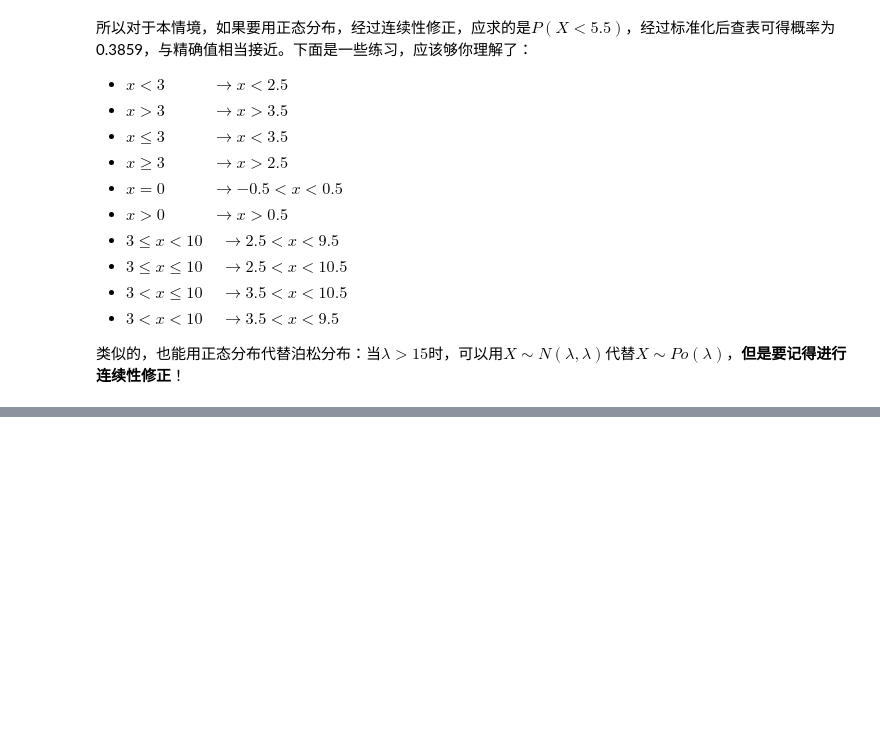
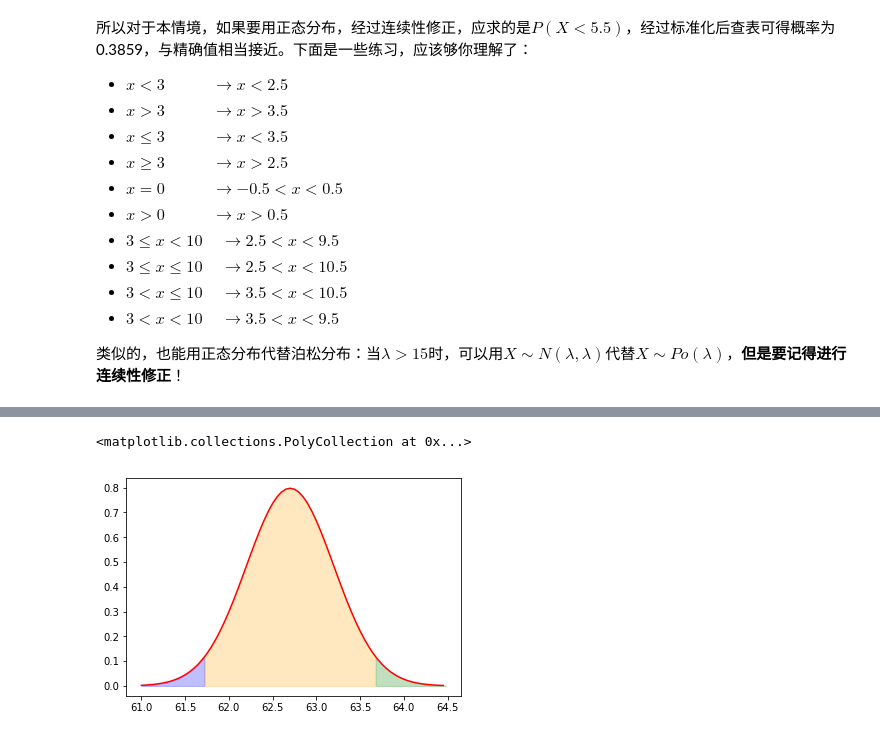
Before and after one commit to sagittaria/base, a Jupyter notebook: book9_statistic/9-2-深入浅出统计学/rehabilitation_training_day08.ipynb, the cells around one changed output, grey strips where cells are left out. Saved outputs shown, nothing was run; the diff lists cells and outputs as text; code cells hidden in the pictures; blank space fills up the shorter version.

```diff
--- a/book9_statistic/9-2-深入浅出统计学/rehabilitation_training_day07.ipynb
+++ b/book9_statistic/9-2-深入浅出统计学/rehabilitation_training_day08.ipynb
@@ -283,0 +309,21 @@ plt.bar(k2-0.5,stats.binom.pmf(k2,n,p),width=1,facecolor='c',alpha=0.25)
+# %%
+%matplotlib inline
+import matplotlib.pyplot as plt
+import scipy.stats as stats
+import numpy as np
+import math
+
+hat_mu = 62.7
+hat_sigma = math.sqrt(0.25)
+
+x=np.arange(61,64.5,0.05)
+plt.plot(x,stats.norm.pdf(x,hat_mu,hat_sigma),'r')
+xl=np.arange(61,61.76,0.04) #假装不知道，只是为了画图
+xm=np.arange(61.72,63.68,0.05) #假装不知道，只是为了画图
+xr=np.arange(63.68,64.5,0.05) #假装不知道，只是为了画图
+plt.fill_between(xl,stats.norm.pdf(xl,hat_mu,hat_sigma),np.zeros(len(xl)), color='blue', alpha=0.25)
+plt.fill_between(xm,stats.norm.pdf(xm,hat_mu,hat_sigma),np.zeros(len(xm)), color='orange', alpha=0.25)
+plt.fill_between(xr,stats.norm.pdf(xr,hat_mu,hat_sigma),np.zeros(len(xr)), color='green', alpha=0.25)
+# %% [output]
+<matplotlib.collections.PolyCollection at 0x...>
+[figure, added]
```
Also changed, not shown: parts of 1 cell of this notebook.
